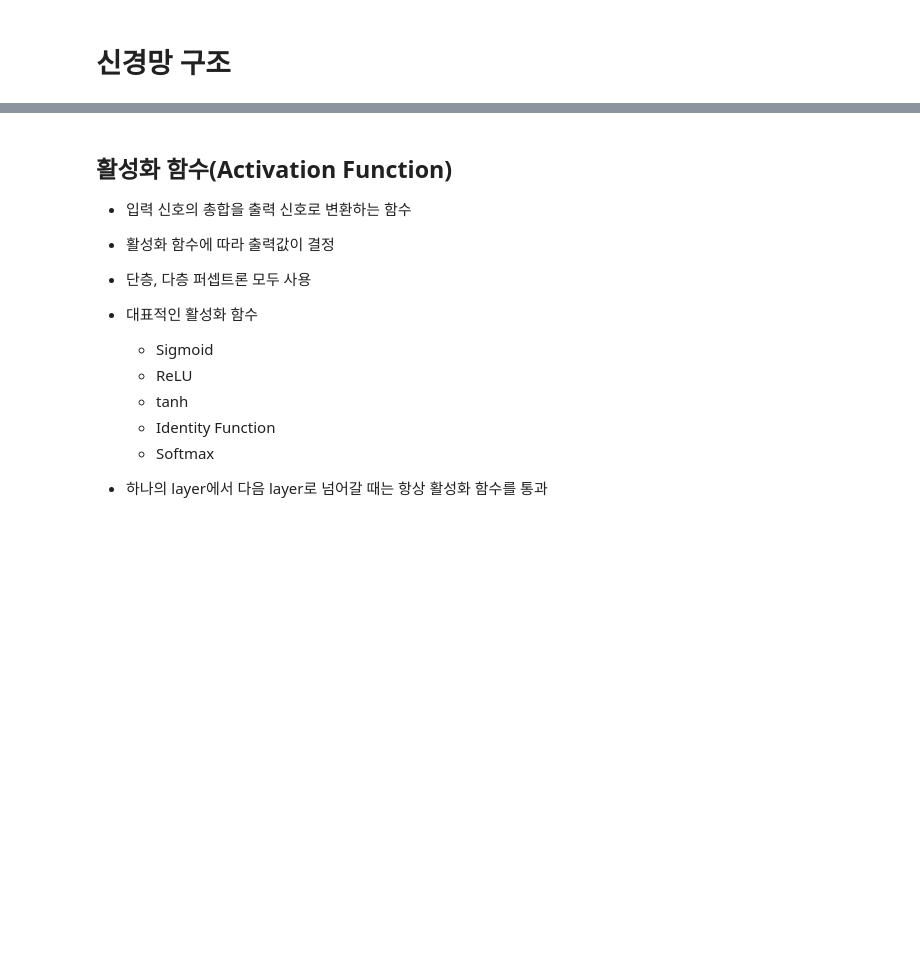
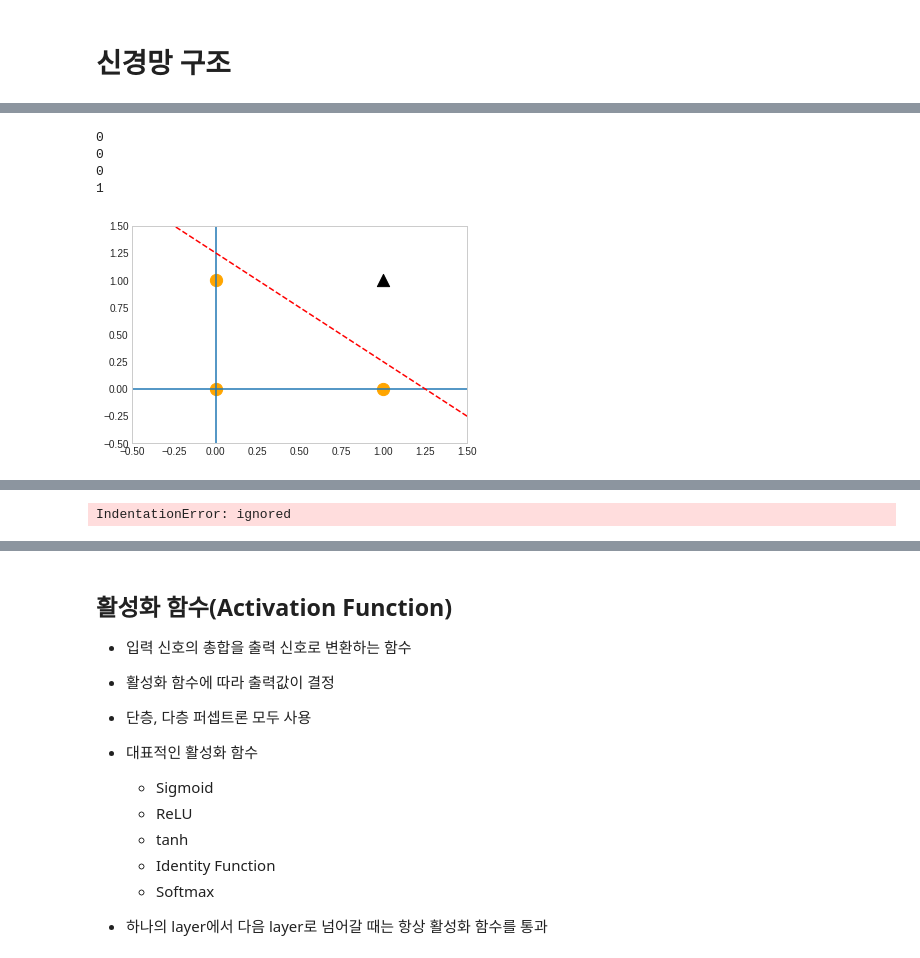
Before and after one commit to moung1012/-, a Jupyter notebook: _4_신경망_구조.ipynb, the cells around one changed output, grey strips where cells are left out. Cells and saved outputs as stored; diff of their text form; code cells hidden in the pictures; blank space fills up the shorter version.

```diff
--- a/_4_신경망_구조.ipynb
+++ b/_4_신경망_구조.ipynb
@@ -77,3 +77,7 @@ $\qquad y = f(\sum_{i} w_ix_i + b) \quad $
 <br /><sub>출처: https://www.tutorialspoint.com/computer_logical_organization/logic_gates.htm</sub>
 
 - AND 게이트를 만족시키는 가중치와 편향 구하기
+# %%
+import numpy as np
+import matplotlib.pyplot as plt
+plt.style.use(['seaborn-whitegrid'])
@@ -80,3 +95,34 @@ $\qquad y = f(\sum_{i} w_ix_i + b) \quad $
+# %%
+print(AND(0,0))
+print(AND(1,0))
+print(AND(0,1))
+print(AND(1,1))
+# %% [output]
+0
+0
+0
+1
+# %%
+x1 = np.arange(-2, 2, 0.01)
+x2 = np.arange(-2, 2, 0.01)
+bias = -0.5
+
+y = (-0.4 * x1 - bias) / 0.4
+
+plt.axvline(x=0)
+plt.axhline(y=0)
+
+plt.plot(x1, y, 'r--')
+plt.scatter(0,0, color="orange", marker='o', s= 150)
+plt.scatter(1,0, color="orange", marker='o', s= 150)
+plt.scatter(0,1, color="orange", marker='o', s= 150)
+plt.scatter(1,1, color="black", marker='^', s= 150)
+plt.xlim(-0.5, 1.5)
+plt.ylim(-0.5, 1.5)
+plt.grid()
+plt.show()
+# %% [output]
+[figure, added]
 # %% [markdown]
 ### OR 게이트
 
@@ -90,3 +136,16 @@ $\qquad y = f(\sum_{i} w_ix_i + b) \quad $
 <br /><sub>출처: https://www.tutorialspoint.com/computer_logical_organization/logic_gates.htm</sub>
 
 - OR 게이트를 만족시키는 가중치와 편향 구하기
+# %%
+def OR(a,b):
+  input = np.array([a, b])
+  weights = np.array([0.4, 0.5])
+  bias = -0.3
+  value = np.sum(input * weights ) + bias
+
+  if value <= 0:
+    return 0
+  else:0.0
+    return 1
+# %% [output]
+IndentationError: ignored
```
Also changed, not shown: parts of 37 cells of this notebook.
